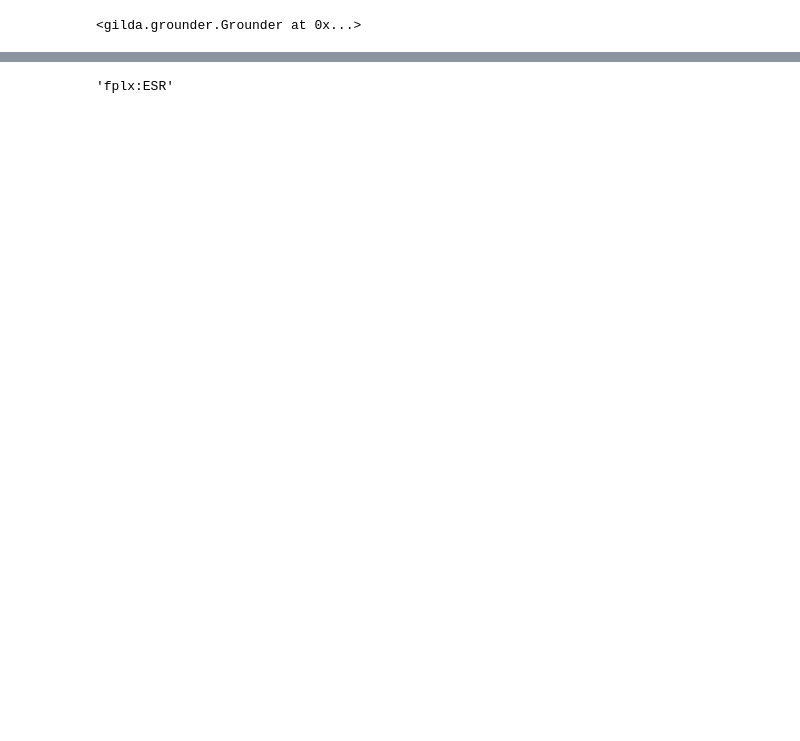
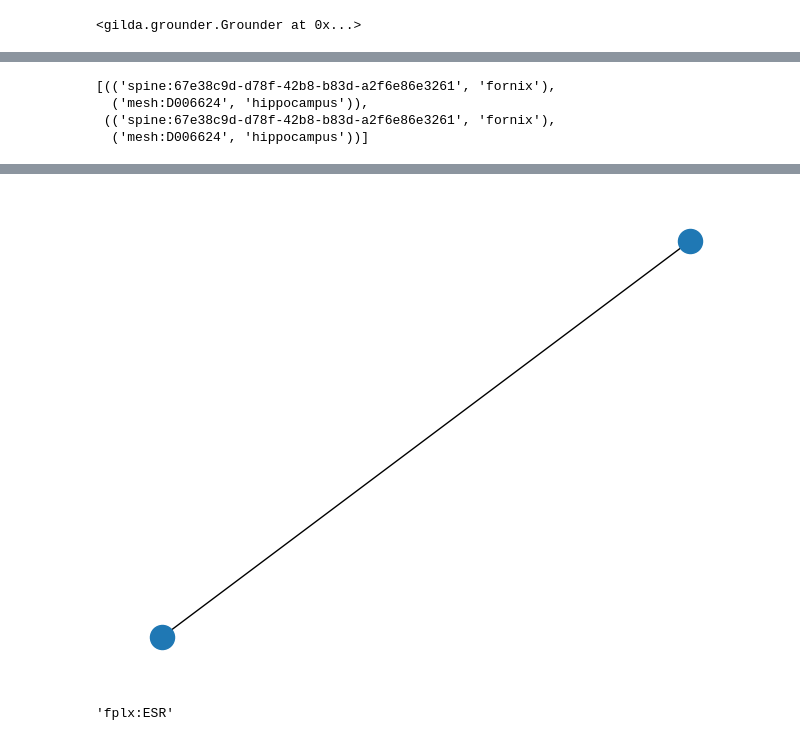
Before and after one commit to gyorilab/indra_cogex, a Jupyter notebook: notebooks/Rules.ipynb, the cells around one changed output, grey strips where cells are left out. Drawn from its saved outputs; the diff is of its cells as text; code cells hidden in the pictures; blank space fills up the shorter version.

Commit message:
add uberon/fma grounding, draw graph

```diff
--- a/notebooks/Rules.ipynb
+++ b/notebooks/Rules.ipynb
@@ -8,10 +10,14 @@ from gilda.process import normalize
 # %%
+#reformat terms
 df = pd.read_csv('spine.tsv', sep = '\t', header = None, names = ['name', 'id'])
+#for each id, make a list of the corresponding brain regions
 id_to_names = defaultdict(list)
 for name,identifier in df.values:
     id_to_names[identifier].append(name)
 terms = []
-for id, names in id_to_names.items():
+#label terms with the same id as synonyms
+for identifier, names in id_to_names.items():
+    #label everything except the first as synonyms
     name,*synonyms = names
     term = gilda.term.Term(
                 norm_text=normalize(name),
@@ -34,11 +40,24 @@ for id, names in id_to_names.items():
                 source="spine",
             )
         terms.append(term)
+terms.extend(get_gilda_terms('UBERON'))
+terms.extend(get_gilda_terms('fma'))
+#terms.extend(get_gilda_terms('ncit'))
 grounder = gilda.Grounder(terms)
 grounder
 # %% [output]
 <gilda.grounder.Grounder at 0x...>
 # %%
-regionconnect=Rule("anatomical connection", "Exp", "basic", "(?<connector> [entity=B-TissueType][entity=I-TissueType]*)[lemma=connect]")
+#list of rules with two named entities
+binary_rules = ["(?<connector> [entity=B-TissueType][entity=I-TissueType]*) <nsubj [lemma=connect]>dobj (?<region> [entity=B-TissueType][entity=I-TissueType]*) and ([entity=B-TissueType][entity=I-TissueType]*)",
+               "(?<connector> [entity=B-TissueType][entity=I-TissueType]*) <nsubj [lemma=connect]>dobj ([entity=B-TissueType][entity=I-TissueType]*) and (?<region> [entity=B-TissueType][entity=I-TissueType]*)",
+               "([entity=B-TissueType][entity=I-TissueType]*) <nsubj [lemma=connect]>dobj (?<region> [entity=B-TissueType][entity=I-TissueType]*) and (?<region> [entity=B-TissueType][entity=I-TissueType]*)",
+               "(?<connector> [entity=B-TissueType][entity=I-TissueType]*)<nsubj [lemma=connect]>dobj (?<region> [entity=B-TissueType][entity=I-TissueType]*)",
+               "([tag=/N.*/]) <nsubj [lemma=connect]>dobj (?<region> [entity=B-TissueType][entity=I-TissueType]*) (?<region> [entity=B-TissueType][entity=I-TissueType]*)",
+               "([tag=/N.*/]) <nsubj [lemma=connect]>dobj (?<region> [entity=B-TissueType][entity=I-TissueType]*) and (?<region> [entity=B-TissueType][entity=I-TissueType]*)",
+               "[tag=/N.*/]) <nsubj [lemma=connect]>dobj (?<region> [entity=B-TissueType][entity=I-TissueType]*) with (?<region> [entity=B-TissueType][entity=I-TissueType]*)",
+               "(?<connector> [entity=B-TissueType][entity=I-TissueType]*)<nsubj [lemma=connect]>dobj (?<region> [entity=B-TissueType])"]
+
+#regionconnect=Rule("anatomical connection", "Exp", "basic", "(?<connector> [entity=B-TissueType][entity=I-TissueType]*)[lemma=connect]")
 # %%
 #get the start and end numbers
@@ -67,0 +103,15 @@ print(relations)
+# %%
+relations
+# %% [output]
+[(('spine:67e38c9d-d78f-42b8-b83d-a2f6e86e3261', 'fornix'),
+  ('mesh:D006624', 'hippocampus')),
+ (('spine:67e38c9d-d78f-42b8-b83d-a2f6e86e3261', 'fornix'),
+  ('mesh:D006624', 'hippocampus'))]
+# %%
+#figure out how to add names to nodes, use graphvis to output graph, get it to a point of more relationships, rules w uberon/fma
+!pip install matplotlib
+import networkx as nx
+G = nx.Graph()
+G.add_edges_from(relations)
+nx.draw(G)
+# %% [output]
@@ -68,3 +139,4 @@ print(relations)
+[figure, added]
 # %%
 scoredmatches = gilda.ground('ER')
 scoredmatches[0].term.get_curie()
```
Also changed, not shown: parts of 4 cells of this notebook, 1 other file.
